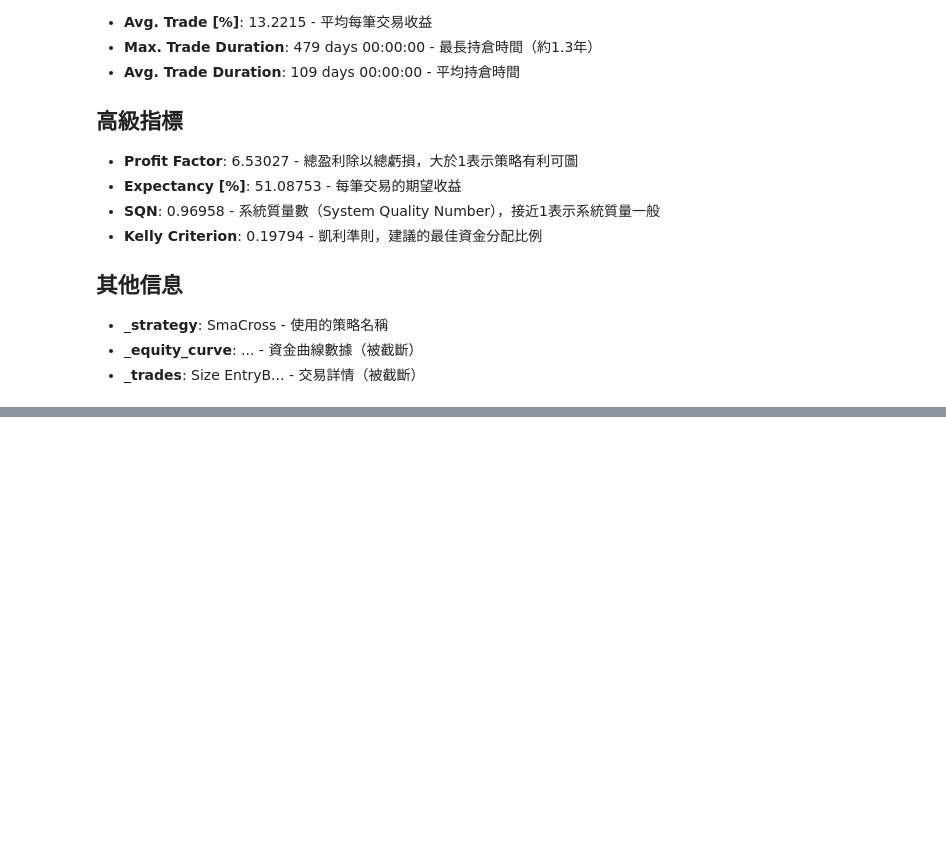
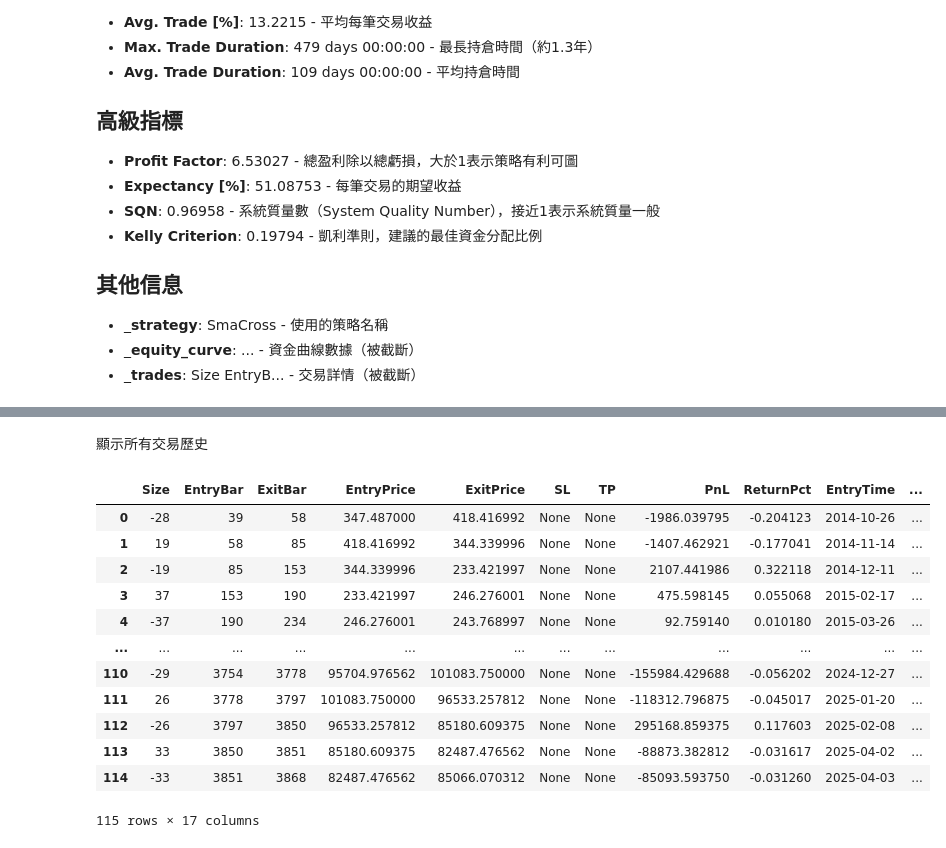
Before and after one commit to ananzeng/python-backtest-Demo, a Jupyter notebook: Backtesting_package.ipynb, the cells around one changed output, grey strips where cells are left out. Saved outputs shown, nothing was run; the diff lists cells and outputs as text; code cells hidden in the pictures; blank space fills up the shorter version.

```diff
--- a/Backtesting_package.ipynb
+++ b/Backtesting_package.ipynb
@@ -173,0 +179,18 @@ res['_equity_curve']
+# %% [markdown]
+顯示所有交易歷史
+# %%
+res['_trades']
+# %% [output]
+|  | Size | EntryBar | ExitBar | EntryPrice | ExitPrice | SL | TP | PnL | ReturnPct | EntryTime | ... |
+| 0 | -28 | 39 | 58 | 347.487000 | 418.416992 | None | None | -1986.039795 | -0.204123 | 2014-10-26 | ... |
+| 1 | 19 | 58 | 85 | 418.416992 | 344.339996 | None | None | -1407.462921 | -0.177041 | 2014-11-14 | ... |
+| 2 | -19 | 85 | 153 | 344.339996 | 233.421997 | None | None | 2107.441986 | 0.322118 | 2014-12-11 | ... |
+| 3 | 37 | 153 | 190 | 233.421997 | 246.276001 | None | None | 475.598145 | 0.055068 | 2015-02-17 | ... |
+| 4 | -37 | 190 | 234 | 246.276001 | 243.768997 | None | None | 92.759140 | 0.010180 | 2015-03-26 | ... |
+| ... | ... | ... | ... | ... | ... | ... | ... | ... | ... | ... | ... |
+| 110 | -29 | 3754 | 3778 | 95704.976562 | 101083.750000 | None | None | -155984.429688 | -0.056202 | 2024-12-27 | ... |
+| 111 | 26 | 3778 | 3797 | 101083.750000 | 96533.257812 | None | None | -118312.796875 | -0.045017 | 2025-01-20 | ... |
+| 112 | -26 | 3797 | 3850 | 96533.257812 | 85180.609375 | None | None | 295168.859375 | 0.117603 | 2025-02-08 | ... |
+| 113 | 33 | 3850 | 3851 | 85180.609375 | 82487.476562 | None | None | -88873.382812 | -0.031617 | 2025-04-02 | ... |
+| 114 | -33 | 3851 | 3868 | 82487.476562 | 85066.070312 | None | None | -85093.593750 | -0.031260 | 2025-04-03 | ... |
+115 rows × 17 columns
```
Also changed, not shown: parts of 4 cells of this notebook, 1 other file.
